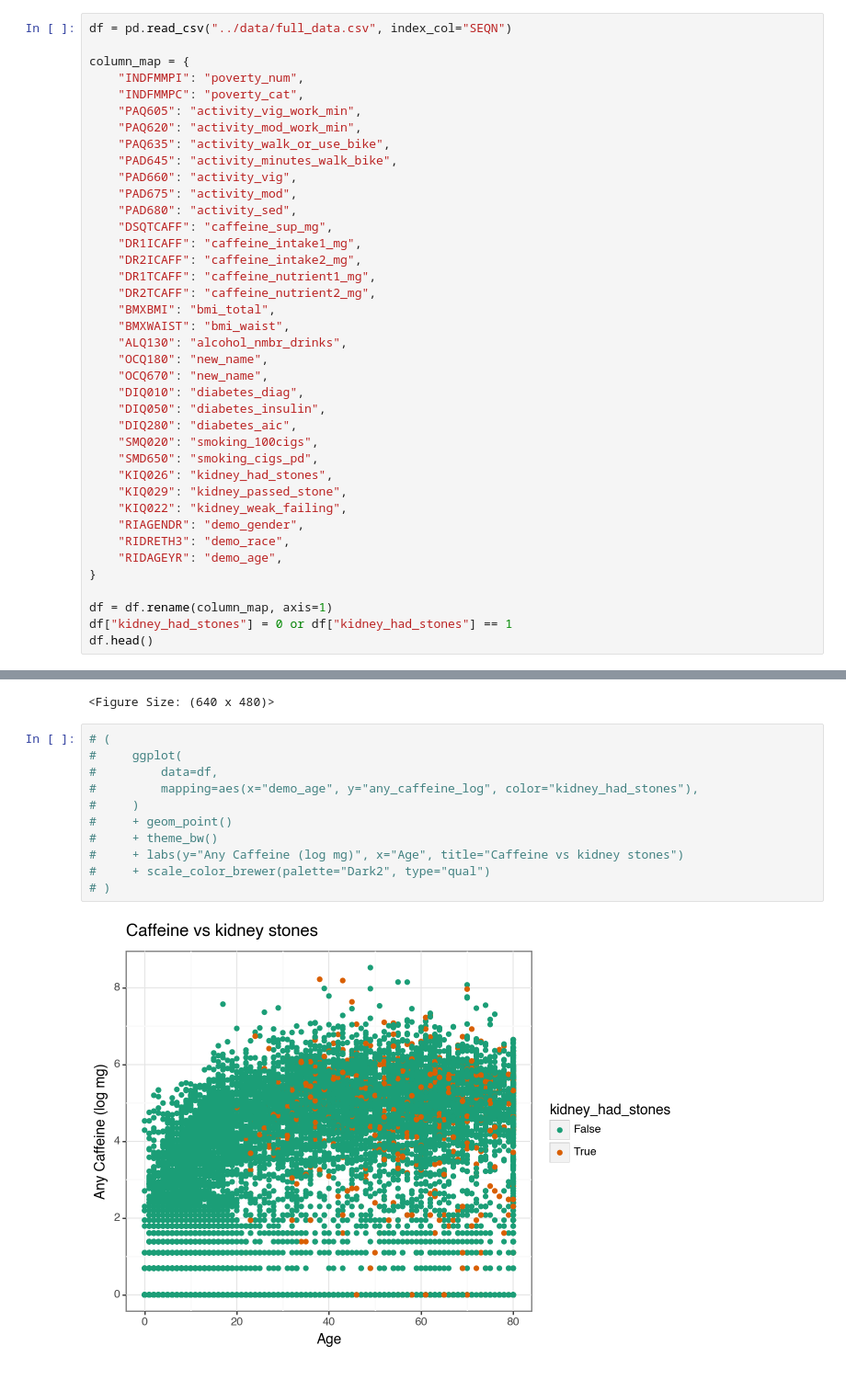
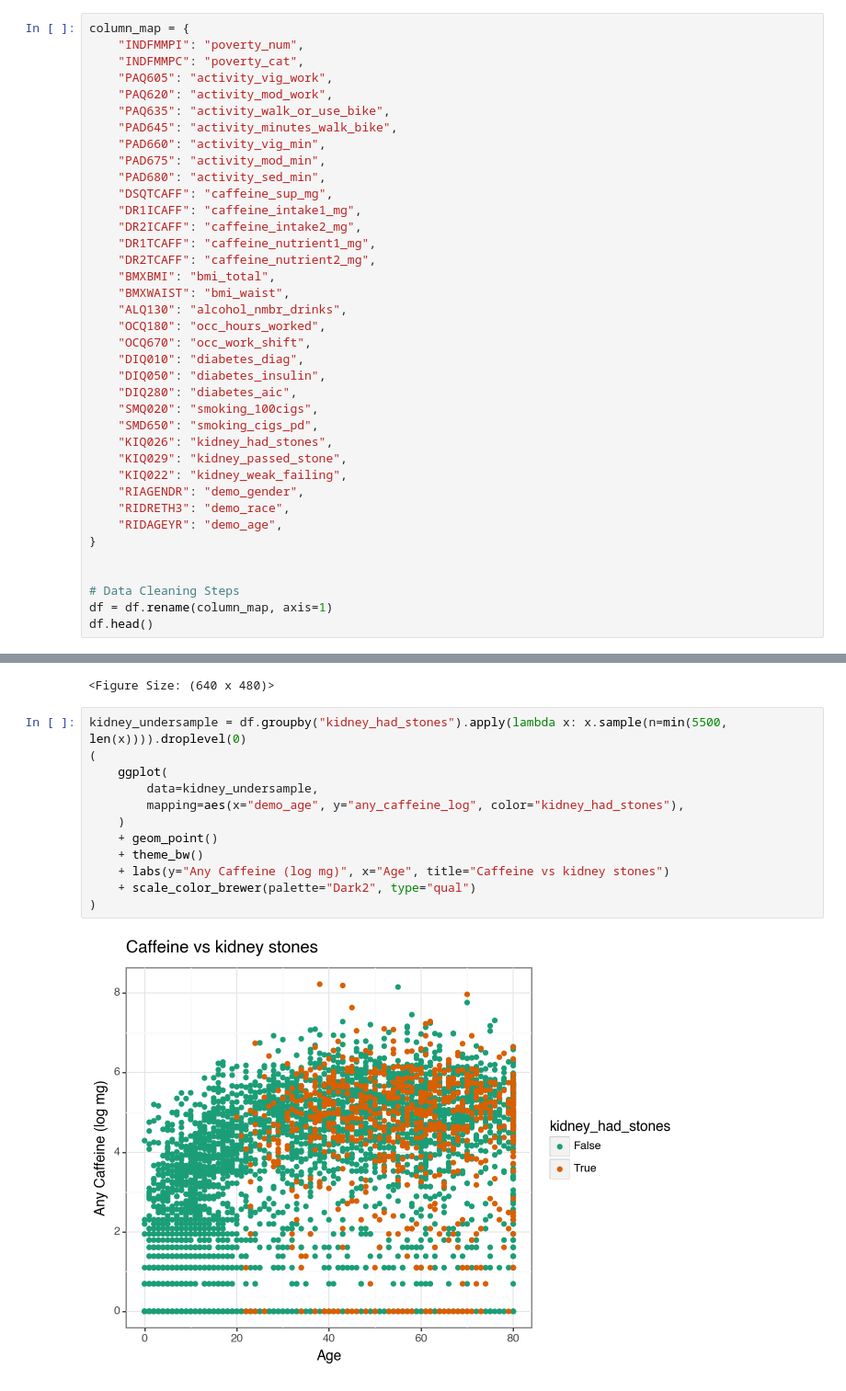
Before and after one commit to mcanearm/YGTBKM, a Jupyter notebook: paper/eda/eda.ipynb, the cells around one changed output, grey strips where cells are left out. Shown at 92% size. Cells and saved outputs as stored; diff of their text form.

Commit message:
begin adding exercise categorization and raw data cleaning

```diff
--- a/paper/eda/eda.ipynb
+++ b/paper/eda/eda.ipynb
@@ -17,16 +34,14 @@ pd.set_option("display.float_format", lambda x: "%.2f" % x)
 # %%
-df = pd.read_csv("../data/full_data.csv", index_col="SEQN")
-
 column_map = {
     "INDFMMPI": "poverty_num",
     "INDFMMPC": "poverty_cat",
-    "PAQ605": "activity_vig_work_min",
-    "PAQ620": "activity_mod_work_min",
+    "PAQ605": "activity_vig_work",
+    "PAQ620": "activity_mod_work",
     "PAQ635": "activity_walk_or_use_bike",
     "PAD645": "activity_minutes_walk_bike",
-    "PAD660": "activity_vig",
-    "PAD675": "activity_mod",
-    "PAD680": "activity_sed",
+    "PAD660": "activity_vig_min",
+    "PAD675": "activity_mod_min",
+    "PAD680": "activity_sed_min",
     "DSQTCAFF": "caffeine_sup_mg",
     "DR1ICAFF": "caffeine_intake1_mg",
     "DR2ICAFF": "caffeine_intake2_mg",
@@ -35,8 +50,8 @@ column_map = {
     "BMXBMI": "bmi_total",
     "BMXWAIST": "bmi_waist",
     "ALQ130": "alcohol_nmbr_drinks",
-    "OCQ180": "new_name",
-    "OCQ670": "new_name",
+    "OCQ180": "occ_hours_worked",
+    "OCQ670": "occ_work_shift",
     "DIQ010": "diabetes_diag",
     "DIQ050": "diabetes_insulin",
     "DIQ280": "diabetes_aic",
@@ -50,7 +65,8 @@ column_map = {
     "RIDAGEYR": "demo_age",
 }
 
+
+# Data Cleaning Steps
 df = df.rename(column_map, axis=1)
-df["kidney_had_stones"] = 0 or df["kidney_had_stones"] == 1
 df.head()
 # %% [output]
@@ -135,16 +151,17 @@ dtype: float64
 [figure]
 <Figure Size: (640 x 480)>
 # %%
-# (
-#     ggplot(
-#         data=df,
-#         mapping=aes(x="demo_age", y="any_caffeine_log", color="kidney_had_stones"),
-#     )
-#     + geom_point()
-#     + theme_bw()
-#     + labs(y="Any Caffeine (log mg)", x="Age", title="Caffeine vs kidney stones")
-#     + scale_color_brewer(palette="Dark2", type="qual")
-# )
+kidney_undersample = df.groupby("kidney_had_stones").apply(lambda x: x.sample(n=min(5500, len(x)))).droplevel(0)
+(
+    ggplot(
+        data=kidney_undersample,
+        mapping=aes(x="demo_age", y="any_caffeine_log", color="kidney_had_stones"),
+    )
+    + geom_point()
+    + theme_bw()
+    + labs(y="Any Caffeine (log mg)", x="Age", title="Caffeine vs kidney stones")
+    + scale_color_brewer(palette="Dark2", type="qual")
+)
 # %% [output]
-[figure, old version]
+[figure, new version]
 <Figure Size: (640 x 480)>
```
Also changed, not shown: parts of 7 cells of this notebook.
